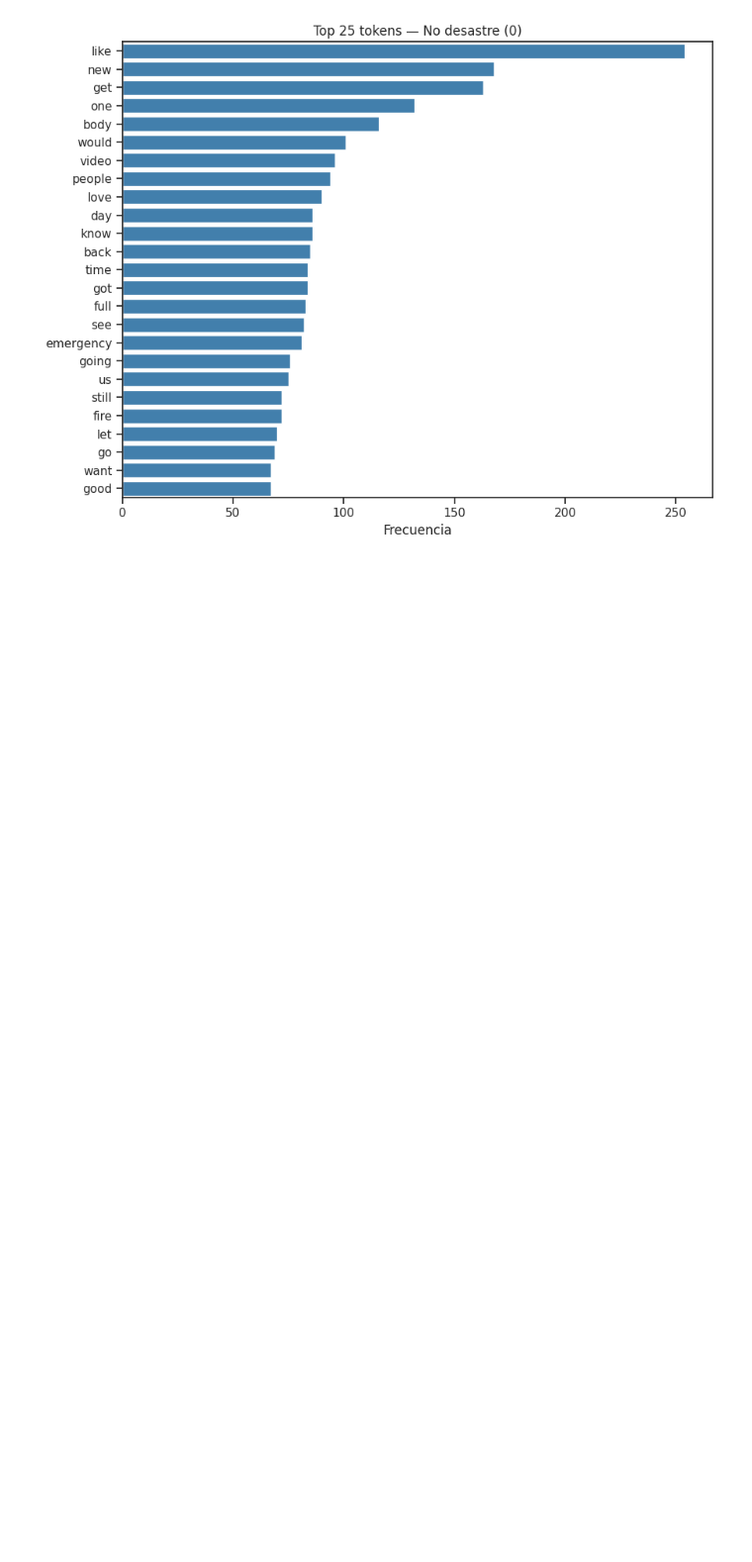
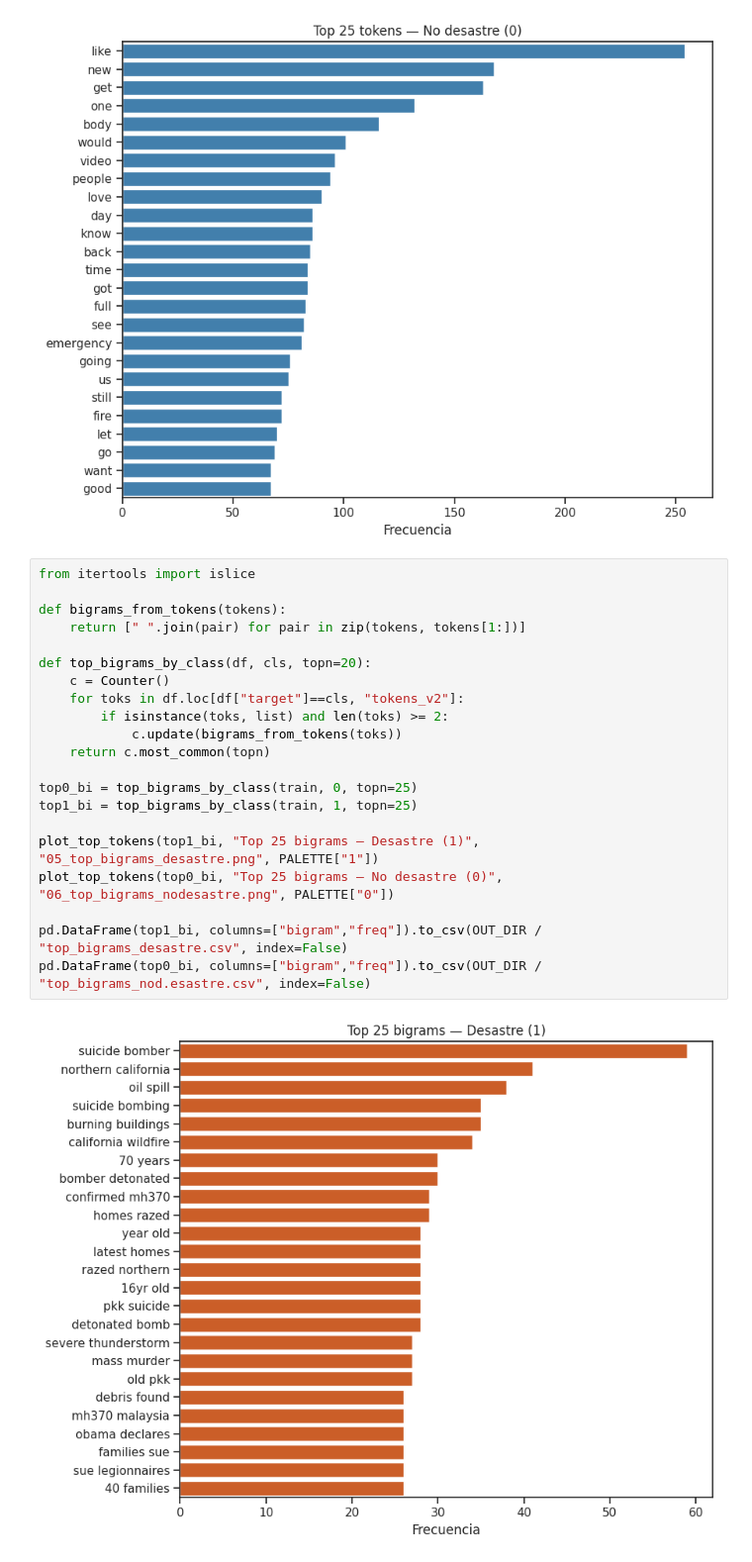
Before and after one commit to DanielDubon/LAB10_DS, a Jupyter notebook: infografia.ipynb, the cells around one changed output. Shown at 99% size. Saved outputs shown, nothing was run; the diff lists cells and outputs as text; blank space fills up the shorter version.

```diff
--- a/infografia.ipynb
+++ b/infografia.ipynb
@@ -241,3 +241,26 @@ pd.DataFrame(top0, columns=["token","freq"]).to_csv(OUT_DIR / "top_unigrams_node
 # %% [output]
 [figure]
 [figure]
+# %%
+from itertools import islice
+
+def bigrams_from_tokens(tokens):
+    return [" ".join(pair) for pair in zip(tokens, tokens[1:])]
+
+def top_bigrams_by_class(df, cls, topn=20):
+    c = Counter()
+    for toks in df.loc[df["target"]==cls, "tokens_v2"]:
+        if isinstance(toks, list) and len(toks) >= 2:
+            c.update(bigrams_from_tokens(toks))
+    return c.most_common(topn)
+
+top0_bi = top_bigrams_by_class(train, 0, topn=25)
+top1_bi = top_bigrams_by_class(train, 1, topn=25)
+
+plot_top_tokens(top1_bi, "Top 25 bigrams — Desastre (1)", "05_top_bigrams_desastre.png", PALETTE["1"])
+plot_top_tokens(top0_bi, "Top 25 bigrams — No desastre (0)", "06_top_bigrams_nodesastre.png", PALETTE["0"])
+
+pd.DataFrame(top1_bi, columns=["bigram","freq"]).to_csv(OUT_DIR / "top_bigrams_desastre.csv", index=False)
+pd.DataFrame(top0_bi, columns=["bigram","freq"]).to_csv(OUT_DIR / "top_bigrams_nod.esastre.csv", index=False)
+# %% [output]
+[figure, added]
```
Also changed, not shown: parts of 2 cells of this notebook, 10 other files.
